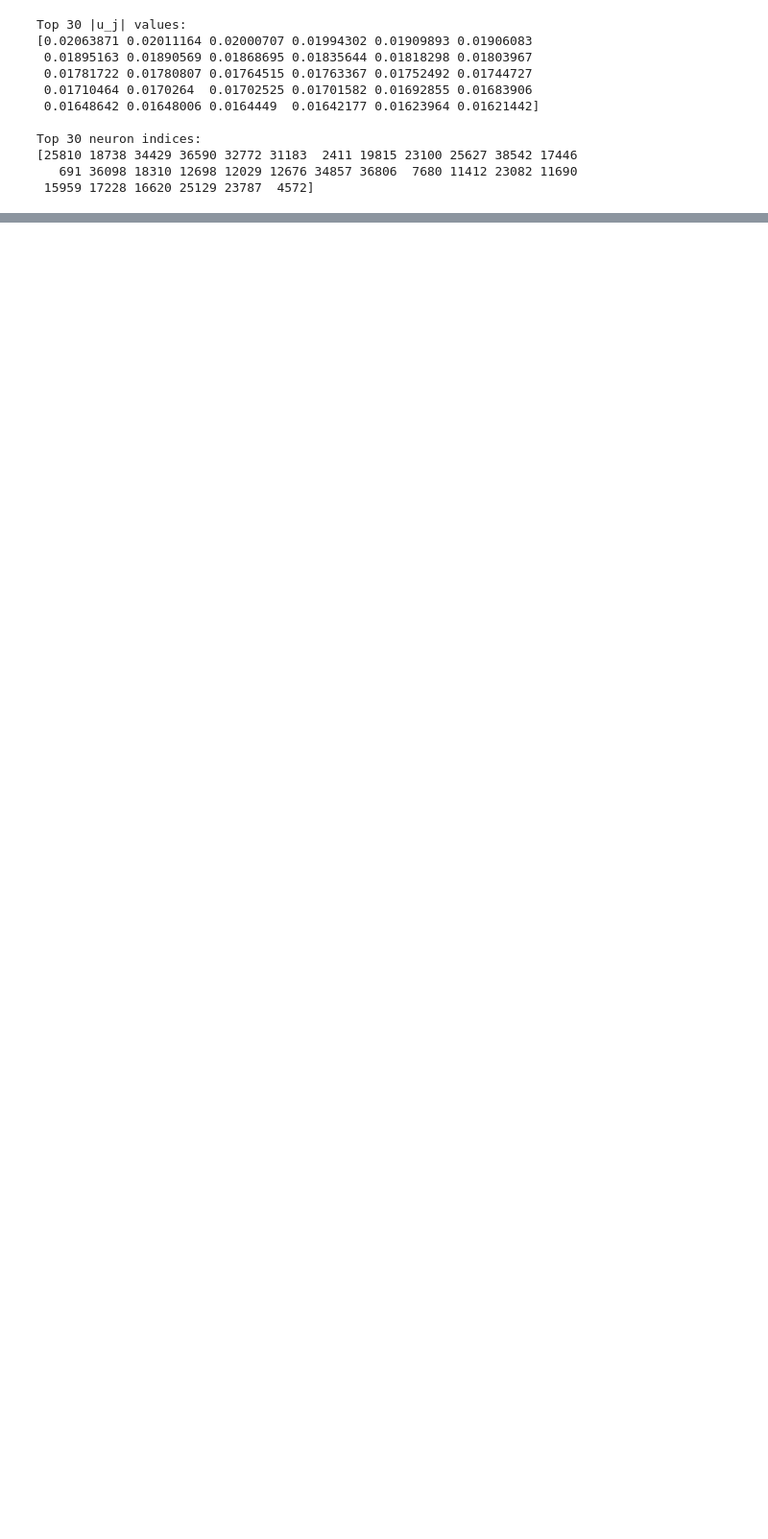
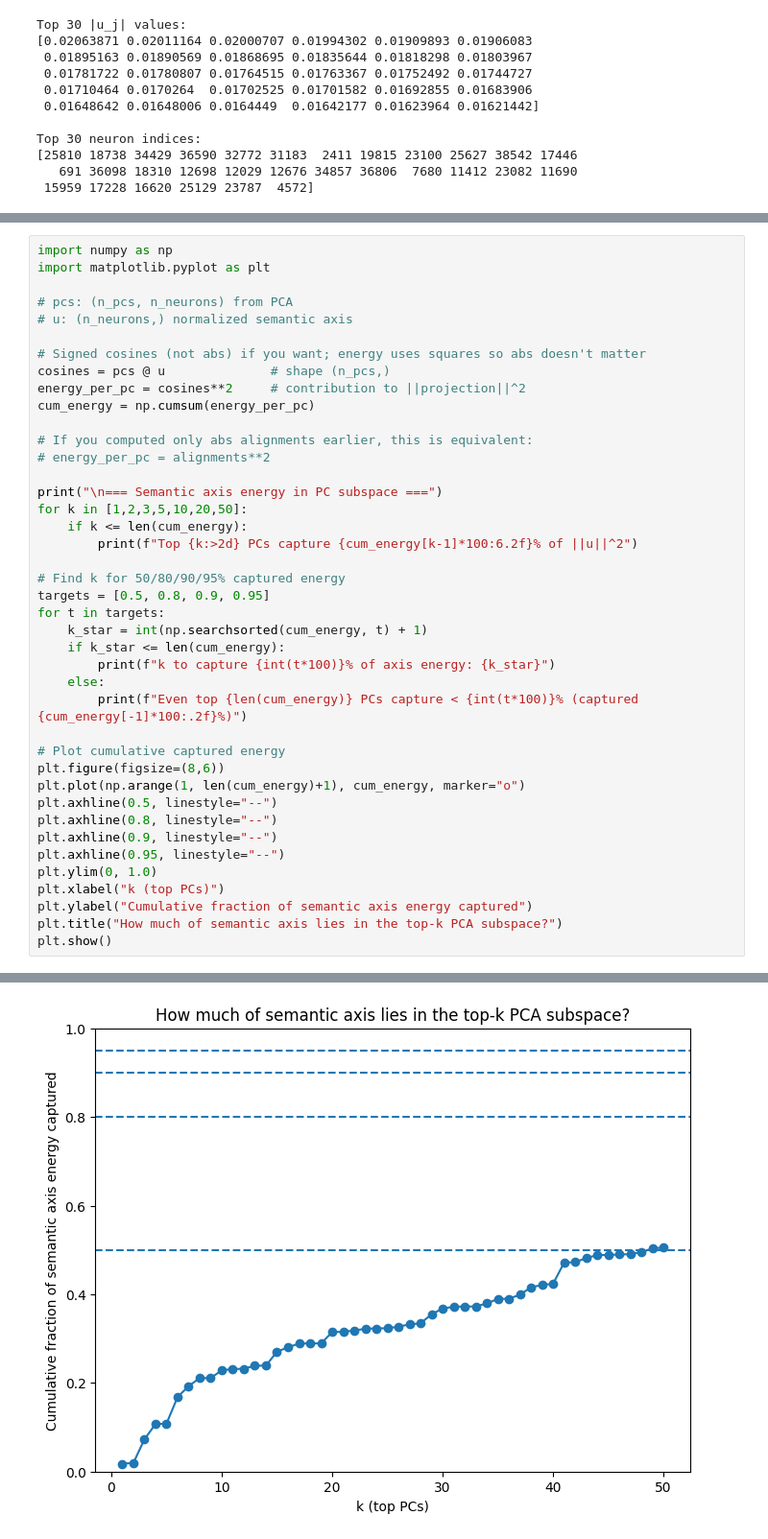
Before and after one commit to mariakesa/ProjectionSort, a Jupyter notebook: magnetic_pole/energy_gap.ipynb, the cells around one changed output, grey strips where cells are left out. Shown at 96% size. Cells and saved outputs as stored; diff of their text form; blank space fills up the shorter version.

```diff
--- a/magnetic_pole/energy_gap.ipynb
+++ b/magnetic_pole/energy_gap.ipynb
@@ -709,0 +783,42 @@ Top 30 neuron indices:
+# %%
+import numpy as np
+import matplotlib.pyplot as plt
+
+# pcs: (n_pcs, n_neurons) from PCA
+# u: (n_neurons,) normalized semantic axis
+
+# Signed cosines (not abs) if you want; energy uses squares so abs doesn't matter
+cosines = pcs @ u              # shape (n_pcs,)
+energy_per_pc = cosines**2     # contribution to ||projection||^2
+cum_energy = np.cumsum(energy_per_pc)
+
+# If you computed only abs alignments earlier, this is equivalent:
+# energy_per_pc = alignments**2
+
+print("\n=== Semantic axis energy in PC subspace ===")
+for k in [1,2,3,5,10,20,50]:
+    if k <= len(cum_energy):
+        print(f"Top {k:>2d} PCs capture {cum_energy[k-1]*100:6.2f}% of ||u||^2")
+
+# Find k for 50/80/90/95% captured energy
+targets = [0.5, 0.8, 0.9, 0.95]
+for t in targets:
+    k_star = int(np.searchsorted(cum_energy, t) + 1)
+    if k_star <= len(cum_energy):
+        print(f"k to capture {int(t*100)}% of axis energy: {k_star}")
+    else:
+        print(f"Even top {len(cum_energy)} PCs capture < {int(t*100)}% (captured {cum_energy[-1]*100:.2f}%)")
+
+# Plot cumulative captured energy
+plt.figure(figsize=(8,6))
+plt.plot(np.arange(1, len(cum_energy)+1), cum_energy, marker="o")
+plt.axhline(0.5, linestyle="--")
+plt.axhline(0.8, linestyle="--")
+plt.axhline(0.9, linestyle="--")
+plt.axhline(0.95, linestyle="--")
+plt.ylim(0, 1.0)
+plt.xlabel("k (top PCs)")
+plt.ylabel("Cumulative fraction of semantic axis energy captured")
+plt.title("How much of semantic axis lies in the top-k PCA subspace?")
+plt.show()
+# %% [output]
@@ -709,0 +837 @@ Top 30 neuron indices:
+[figure, added]
```
Also changed, not shown: parts of 6 cells of this notebook.
